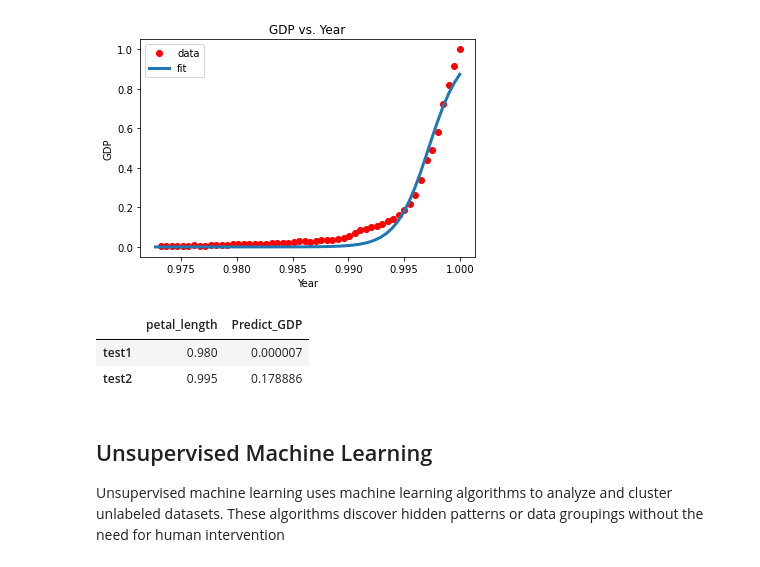
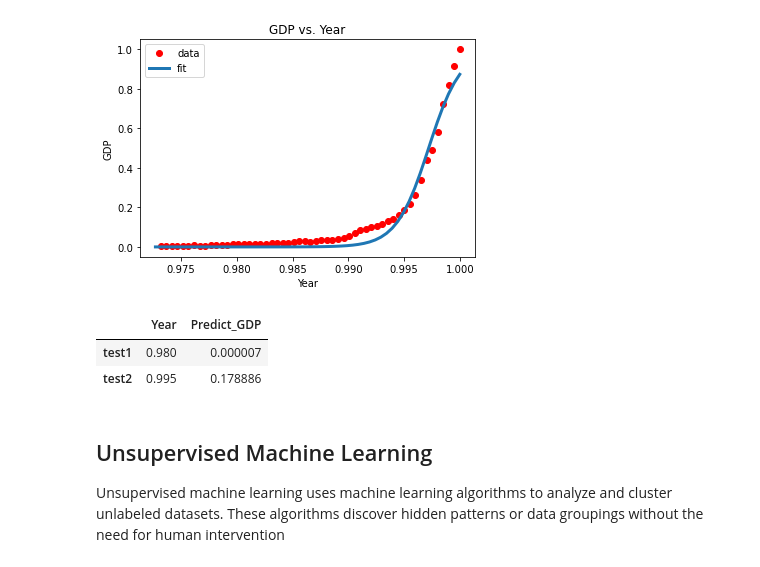
Before and after one commit to derek-naka/DataRes_Teach_Python, a Jupyter notebook: Teaching_Python_ML.ipynb, the cells around one changed output. Cells and saved outputs as stored; diff of their text form; code cells hidden in the pictures.

```diff
--- a/Teaching_Python_ML.ipynb
+++ b/Teaching_Python_ML.ipynb
@@ -109,15 +109,13 @@ plt.show()
 # %% [output]
 [figure]
 # %%
-values_want_predict = pd.DataFrame({"petal_length": [0.98, 0.995]}, index = ["test1", "test2"])
-beta1 = popt[[0]]
-beta2 = popt[[1]]
+values_want_predict = pd.DataFrame({"Year": [0.98, 0.995]}, index = ["test1", "test2"])
 
-values_want_predict["Predict_GDP"] = 1 / (1 + np.exp( -beta1 * (values_want_predict.petal_length - beta2)))
+values_want_predict["Predict_GDP"] = 1 / (1 + np.exp( -beta1 * (values_want_predict.Year - beta2)))
 
 values_want_predict
 # %% [output]
-|  | petal_length | Predict_GDP |
+|  | Year | Predict_GDP |
 | test1 | 0.980 | 0.000007 |
 | test2 | 0.995 | 0.178886 |
 # %% [markdown]
```
Also changed, not shown: parts of 1 cell of this notebook.
